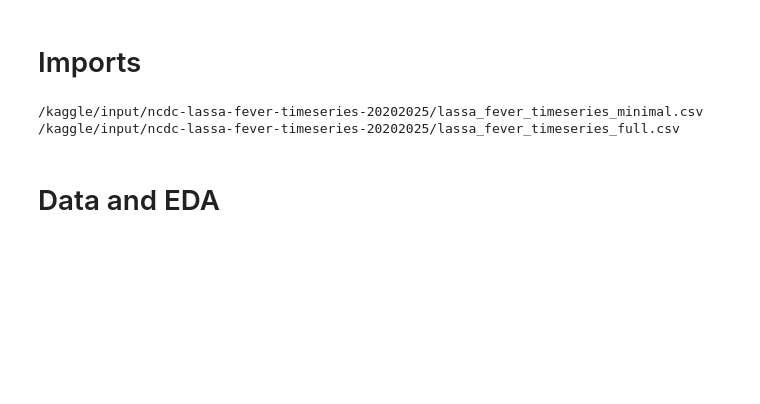
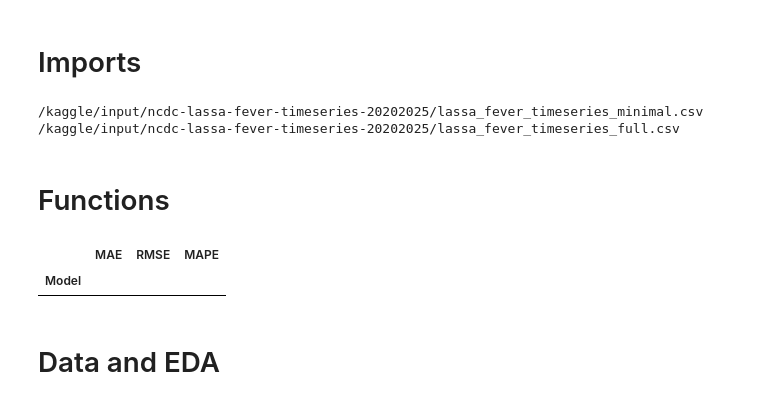
Before and after one commit to EmmanuelNiyi/Data-Driven-Surveillance-Lassa-Fever-Forecasting-for-Public-Health-Action, a Jupyter notebook: baseline-models.ipynb, the cells around one changed output. Saved outputs shown, nothing was run; the diff lists cells and outputs as text; code cells hidden in the pictures; blank space fills up the shorter version.

```diff
--- a/baseline-models.ipynb
+++ b/baseline-models.ipynb
@@ -14,6 +14,37 @@ for dirname, _, filenames in os.walk('/kaggle/input'):
 # %% [output]
 /kaggle/input/ncdc-lassa-fever-timeseries-20202025/lassa_fever_timeseries_minimal.csv
 /kaggle/input/ncdc-lassa-fever-timeseries-20202025/lassa_fever_timeseries_full.csv
+# %% [markdown]
+# Functions
+# %%
+# Mean Absolute Error (MAE)
+def mae(y_true, y_pred):
+    return np.mean(np.abs(y_true - y_pred))
+
+# Root Mean Squared Error (RMSE)
+def rmse(y_true, y_pred):
+    return np.sqrt(np.mean((y_true - y_pred)**2))
+
+# Mean Absolute Percentage Error (MAPE)
+def mape(y_true, y_pred):
+    y_true, y_pred = np.array(y_true), np.array(y_pred)
+    mask = y_true != 0  # avoid division by zero
+    return (np.mean(np.abs((y_true[mask] - y_pred[mask]) / y_true[mask])) * 100)
+
+# Function to calculate all three metrics
+def calculate_evaluation_metrics(y_true, y_pred):
+    metrics = []
+    metrics.append(mae(y_true, y_pred).round(2))
+    metrics.append(rmse(y_true, y_pred).round(2))
+    metrics.append(mape(y_true, y_pred).round(2))
+    return metrics
+
+
+metrics_table = pd.DataFrame(columns=["Model", "MAE", "RMSE", "MAPE"])
+metrics_table.set_index('Model')
+# %% [output]
+|  | MAE | RMSE | MAPE |
+| Model |  |  |  |
 # %% [markdown]
 # Data and EDA
 # %%
```
Also changed, not shown: parts of 9 cells of this notebook.
